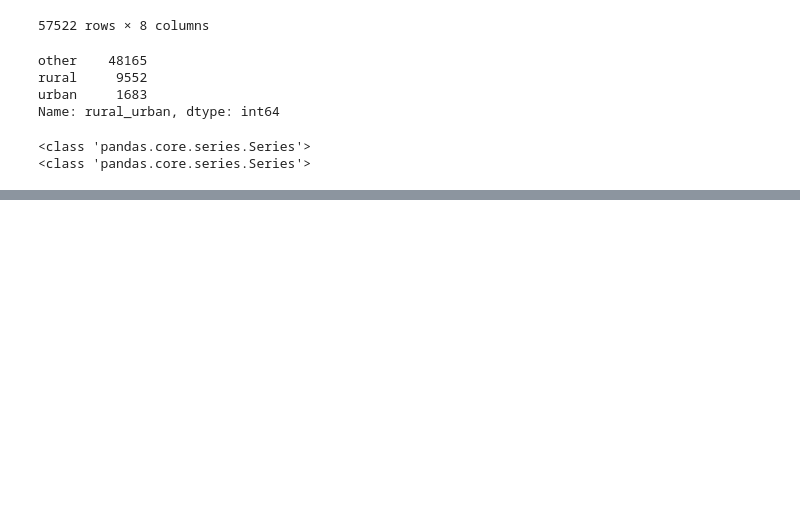
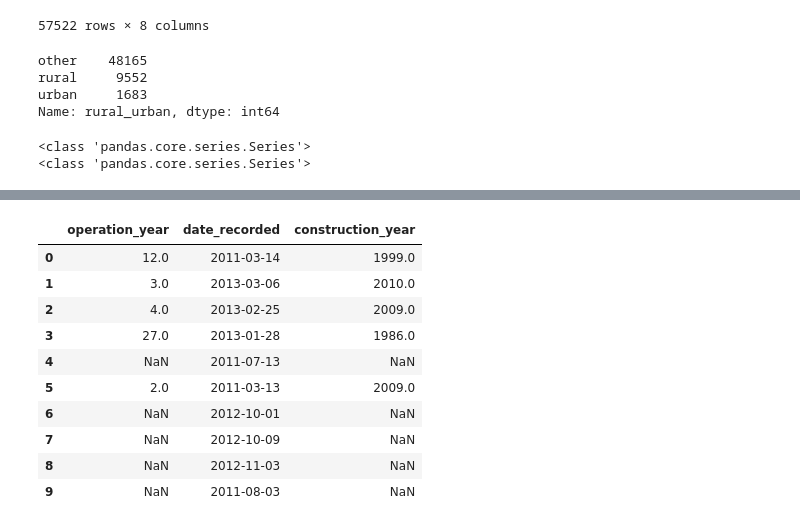
Before and after one commit to jdills26/Tanzania-water-table, a Jupyter notebook: clean-up.ipynb, the cells around one changed output, grey strips where cells are left out. Drawn from its saved outputs; the diff is of its cells as text; code cells hidden in the pictures; blank space fills up the shorter version.

Commit message:
add operation year using construction year vs date recorded

```diff
--- a/clean-up.ipynb
+++ b/clean-up.ipynb
@@ -419,8 +420,10 @@ print(type(combined.construction_year))
 # %%
 #df['col'] = pd.to_datetime(df['col'])
 combined['date_recorded'] = pd.to_datetime(combined['date_recorded'])
-combined['construction_year'] = pd.to_datetime(combined['construction_year'])
+combined['construction_year'] = combined.construction_year.map(lambda x: np.nan if x == 0 else x)
+# %%
+combined['operation_year'] = combined.date_recorded.dt.year - combined.construction_year
 # %%
 #print(type(combined.date_recorded))
-combined.construction_year.head()
+combined[['operation_year', 'date_recorded', 'construction_year']].head(10)
 # %% [output]
@@ -432,0 +430,11 @@ Name: construction_year, dtype: datetime64[ns]
+|  | operation_year | date_recorded | construction_year |
+| 0 | 12.0 | 2011-03-14 | 1999.0 |
+| 1 | 3.0 | 2013-03-06 | 2010.0 |
+| 2 | 4.0 | 2013-02-25 | 2009.0 |
+| 3 | 27.0 | 2013-01-28 | 1986.0 |
+| 4 | NaN | 2011-07-13 | NaN |
+| 5 | 2.0 | 2011-03-13 | 2009.0 |
+| 6 | NaN | 2012-10-01 | NaN |
+| 7 | NaN | 2012-10-09 | NaN |
+| 8 | NaN | 2012-11-03 | NaN |
+| 9 | NaN | 2011-08-03 | NaN |
```
Also changed, not shown: parts of 8 cells of this notebook.
